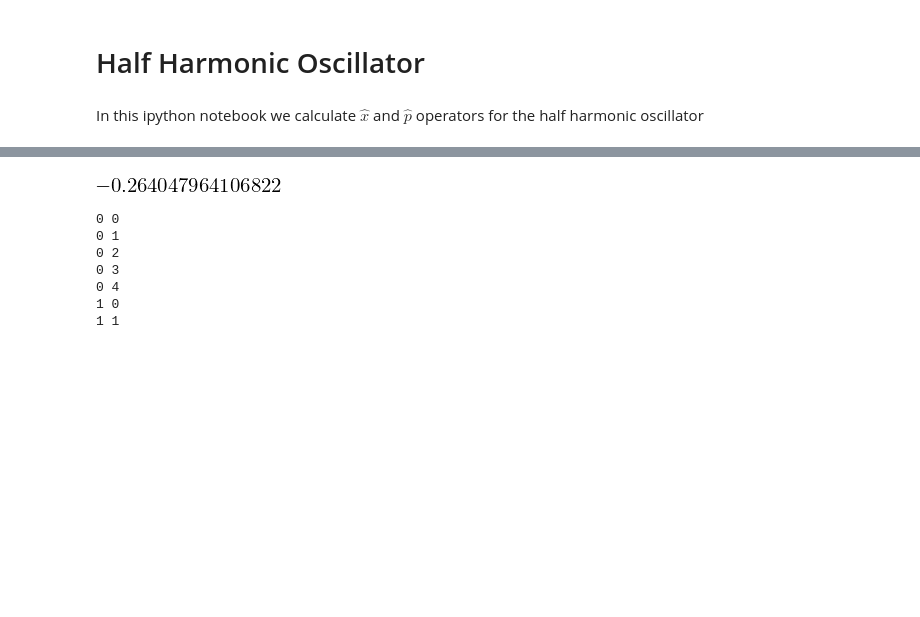
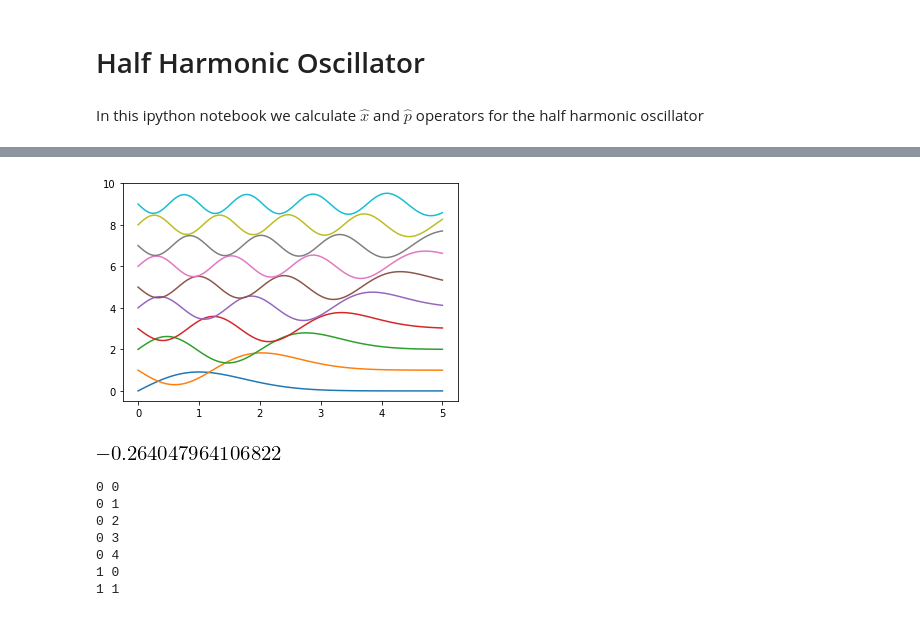
Before and after one commit to behnamgit/Q_Heat_Engine, a Jupyter notebook: Half_HO.ipynb, the cells around one changed output, grey strips where cells are left out. Drawn from its saved outputs; the diff is of its cells as text; code cells hidden in the pictures; blank space fills up the shorter version.

```diff
--- a/Half_HO.ipynb
+++ b/Half_HO.ipynb
@@ -28 +25,7 @@ half_harmonic(n,x)
+# %%
+x = np.linspace(0,5,100)
+for n in range(10):
+    plt.plot(x,half_harmonic(n,x)+n)
+# %% [output]
+[figure, added]
 # %%
```
Also changed, not shown: parts of 5 cells of this notebook.
